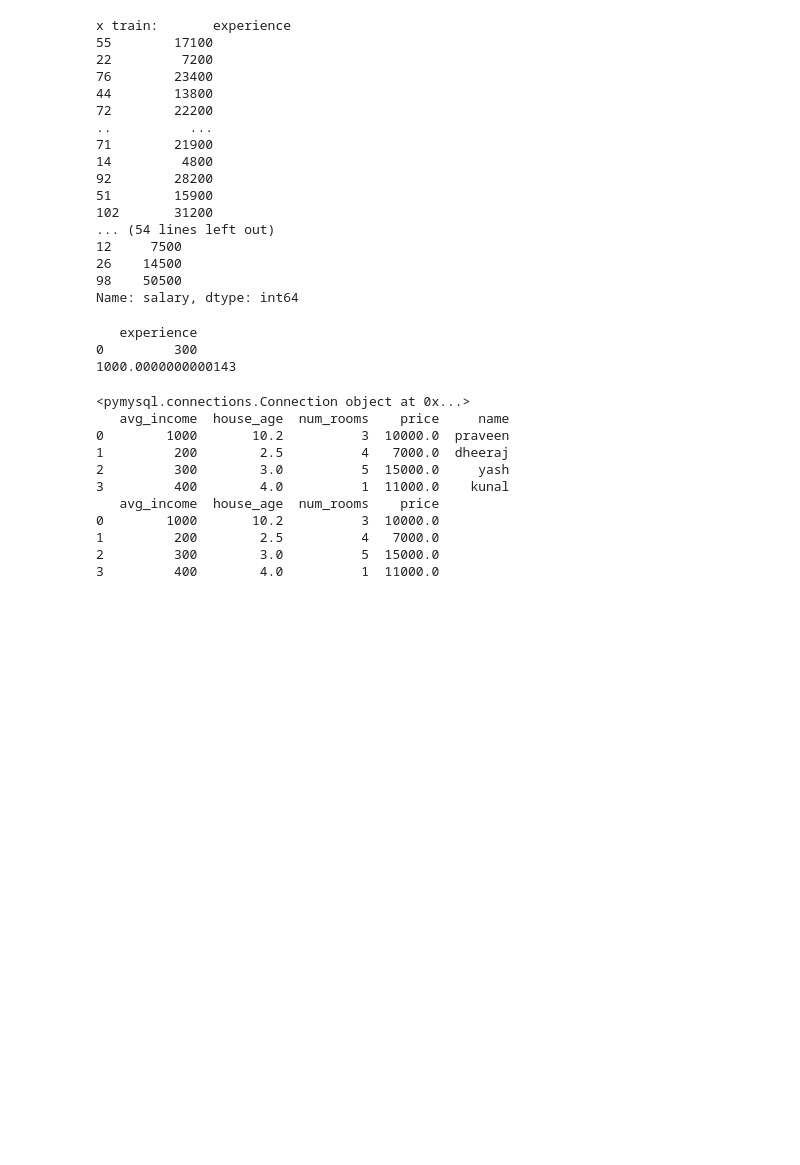
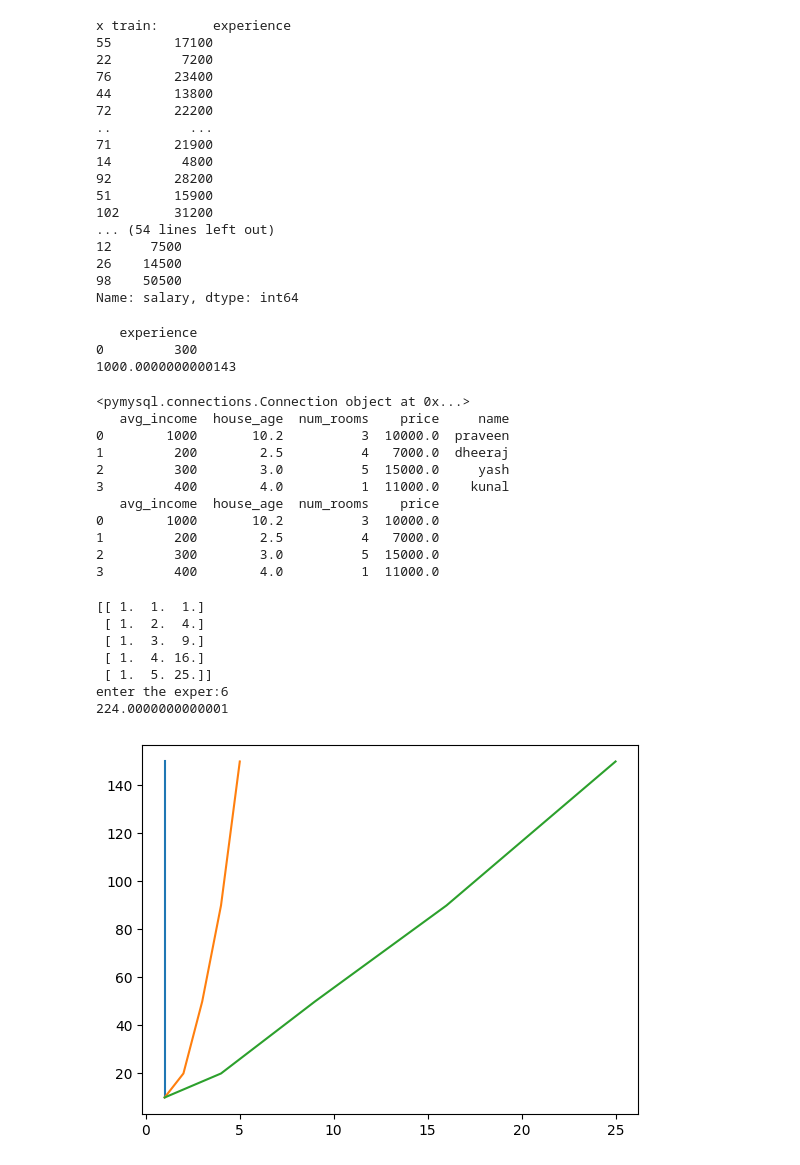
Before and after one commit to Vanshu2374/data-science-45-days, a Jupyter notebook: grass3.ipynb, the cells around one changed output. Drawn from its saved outputs; the diff is of its cells as text; code cells hidden in the pictures; blank space fills up the shorter version.

```diff
--- a/grass3.ipynb
+++ b/grass3.ipynb
@@ -512,3 +512,50 @@ predict_data = model.predict(new_data)
 1         200        2.5          4   7000.0
 2         300        3.0          5  15000.0
 3         400        4.0          1  11000.0
+# %%
+# polynomial regression
+import numpy as np
+import pandas as pd
+from sklearn.preprocessing import PolynomialFeatures
+from sklearn.model_selection import train_test_split
+from sklearn.linear_model import LinearRegression
+
+# data
+df = pd.DataFrame({
+    "Experience":[1,2,3,4,5]
+})
+
+x = df
+y = [10,20,50,90,150]
+
+# poly feature
+poly = PolynomialFeatures(degree=2) # x**2
+x_poly = poly.fit_transform(x)
+print(x_poly)
+
+# model
+model = LinearRegression()
+model.fit(x_poly,y)
+
+#prediction
+input_data = int(input("enter the exper:"))
+new_data = pd.DataFrame({
+    "Experience":[input_data]
+})
+# convert new data to poly
+u_new_data = poly.fit_transform(new_data)
+predicted_data = model.predict(u_new_data)
+print(predicted_data[0])
+
+import matplotlib.pyplot as plt
+plt.plot(x_poly,y)
+plt.show()
+# %% [output]
+[[ 1.  1.  1.]
+ [ 1.  2.  4.]
+ [ 1.  3.  9.]
+ [ 1.  4. 16.]
+ [ 1.  5. 25.]]
+enter the exper:6
+224.0000000000001
+[figure, added]
```
Also changed, not shown: parts of 5 cells of this notebook.
